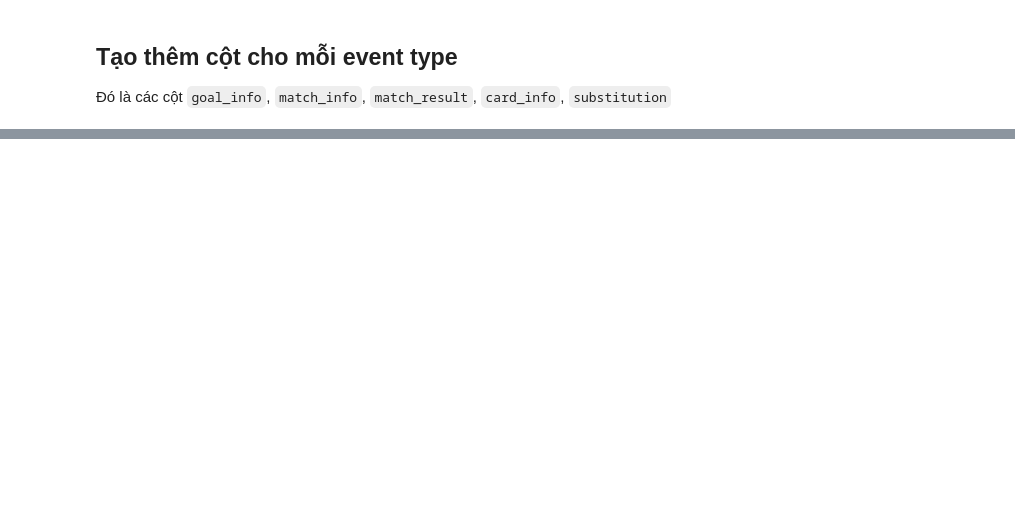
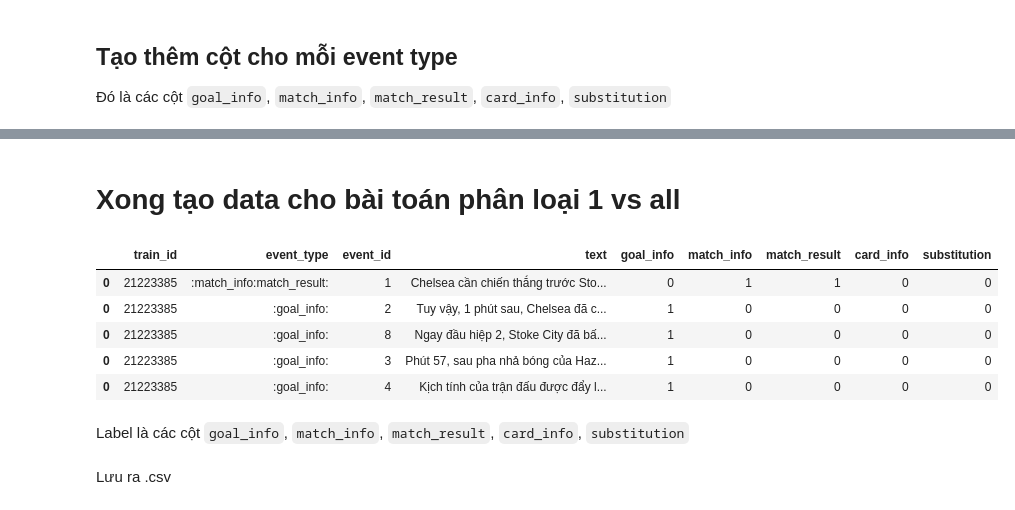
Before and after one commit to ttpro1995/zachallenge_textsum, a Jupyter notebook: classify_event_type.ipynb, the cells around one changed output, grey strips where cells are left out. Drawn from its saved outputs; the diff is of its cells as text; code cells hidden in the pictures; blank space fills up the shorter version.

Commit message:
done create data for classifier

```diff
--- a/classify_event_type.ipynb
+++ b/classify_event_type.ipynb
@@ -130,0 +189,15 @@ df3.head()
+# %% [markdown]
+# Xong tạo data cho bài toán phân loại 1 vs all
+# %%
+df3.head()
+# %% [output]
+|  | train_id | event_type | event_id | text | goal_info | match_info | match_result | card_info | substitution |
+| 0 | 21223385 | :match_info:match_result: | 1 | Chelsea cần chiến thắng trước Sto... | 0 | 1 | 1 | 0 | 0 |
+| 0 | 21223385 | :goal_info: | 2 | Tuy vậy, 1 phút sau, Chelsea đã c... | 1 | 0 | 0 | 0 | 0 |
+| 0 | 21223385 | :goal_info: | 8 | Ngay đầu hiệp 2, Stoke City đã bấ... | 1 | 0 | 0 | 0 | 0 |
+| 0 | 21223385 | :goal_info: | 3 | Phút 57, sau pha nhả bóng của Haz... | 1 | 0 | 0 | 0 | 0 |
+| 0 | 21223385 | :goal_info: | 4 | Kịch tính của trận đấu được đẩy l... | 1 | 0 | 0 | 0 | 0 |
+# %% [markdown]
+Label là các cột `goal_info`, `match_info`, `match_result`, `card_info`, `substitution`
+# %% [markdown]
+Lưu ra .csv
```
Also changed, not shown: parts of 15 cells of this notebook, 1 other file.
